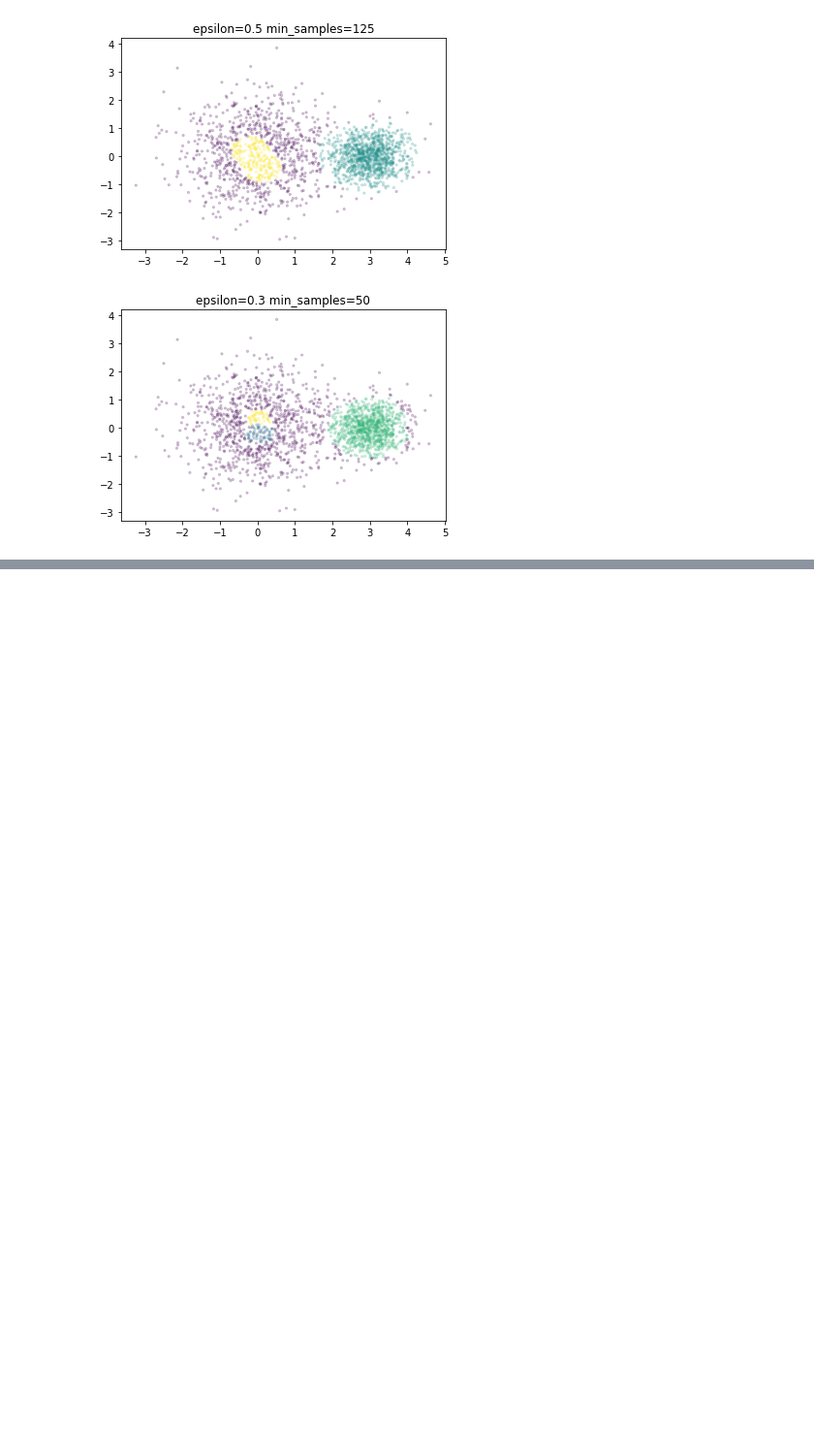
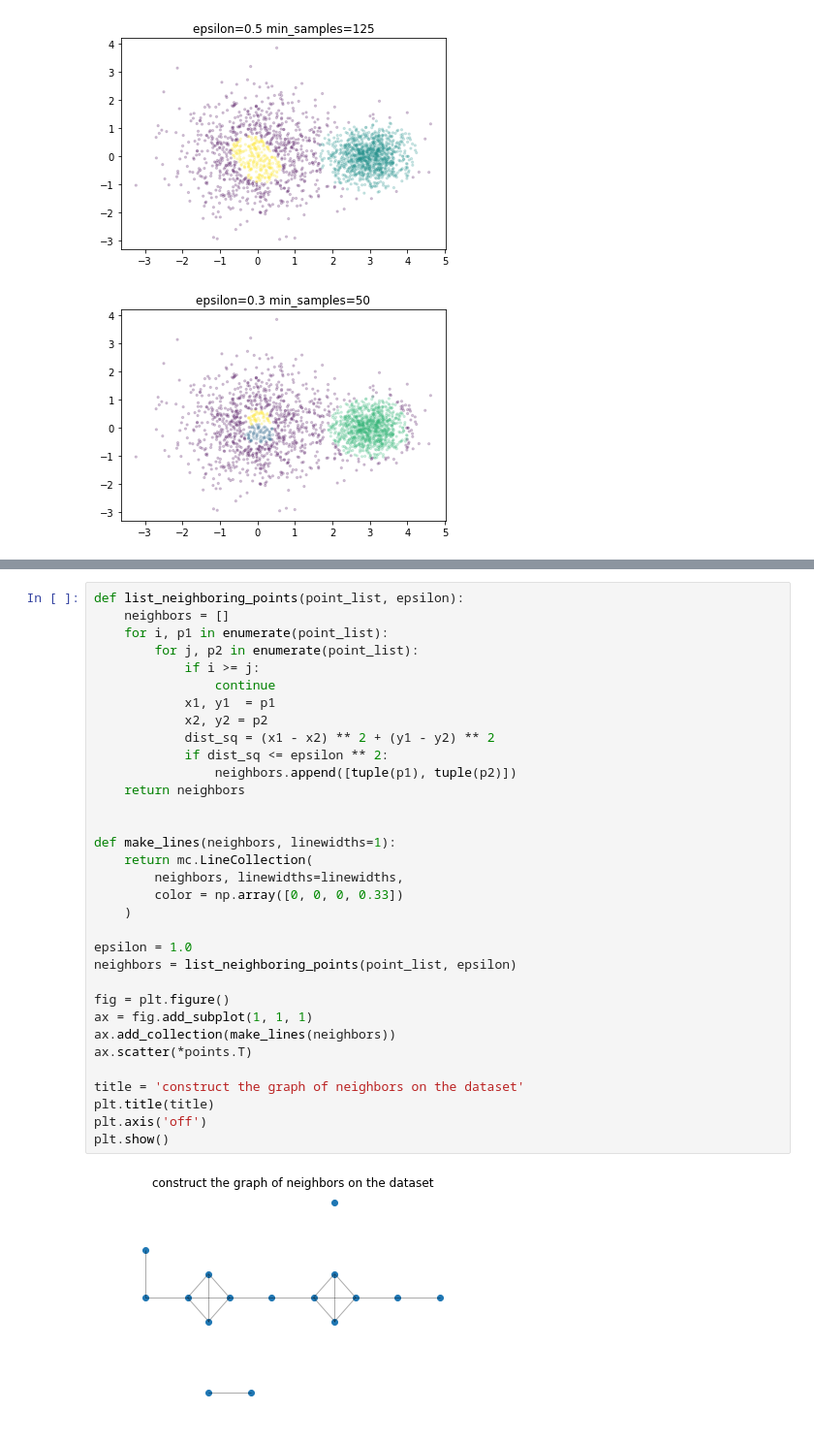
Before and after one commit to recursive-automata/demos, a Jupyter notebook: notebooks/dbscan_toy_problem.ipynb, the cells around one changed output, grey strips where cells are left out. Shown at 97% size. Saved outputs shown, nothing was run; the diff lists cells and outputs as text; blank space fills up the shorter version.

```diff
--- a/notebooks/dbscan_toy_problem.ipynb
+++ b/notebooks/dbscan_toy_problem.ipynb
@@ -167,0 +200,35 @@ show_dbscan_2d(X_het_sked, 0.3, 50)
+# %%
+def list_neighboring_points(point_list, epsilon):
+    neighbors = []
+    for i, p1 in enumerate(point_list):
+        for j, p2 in enumerate(point_list):
+            if i >= j:
+                continue
+            x1, y1  = p1
+            x2, y2 = p2
+            dist_sq = (x1 - x2) ** 2 + (y1 - y2) ** 2
+            if dist_sq <= epsilon ** 2:
+                neighbors.append([tuple(p1), tuple(p2)])
+    return neighbors
+
+
+def make_lines(neighbors, linewidths=1):
+    return mc.LineCollection(
+        neighbors, linewidths=linewidths,
+        color = np.array([0, 0, 0, 0.33])
+    )
+
+epsilon = 1.0
+neighbors = list_neighboring_points(point_list, epsilon)
+
+fig = plt.figure()
+ax = fig.add_subplot(1, 1, 1)
+ax.add_collection(make_lines(neighbors))
+ax.scatter(*points.T)
+
+title = 'construct the graph of neighbors on the dataset'
+plt.title(title)
+plt.axis('off')
+plt.show()
+# %% [output]
+[figure, added]
```
Also changed, not shown: parts of 7 cells of this notebook.
